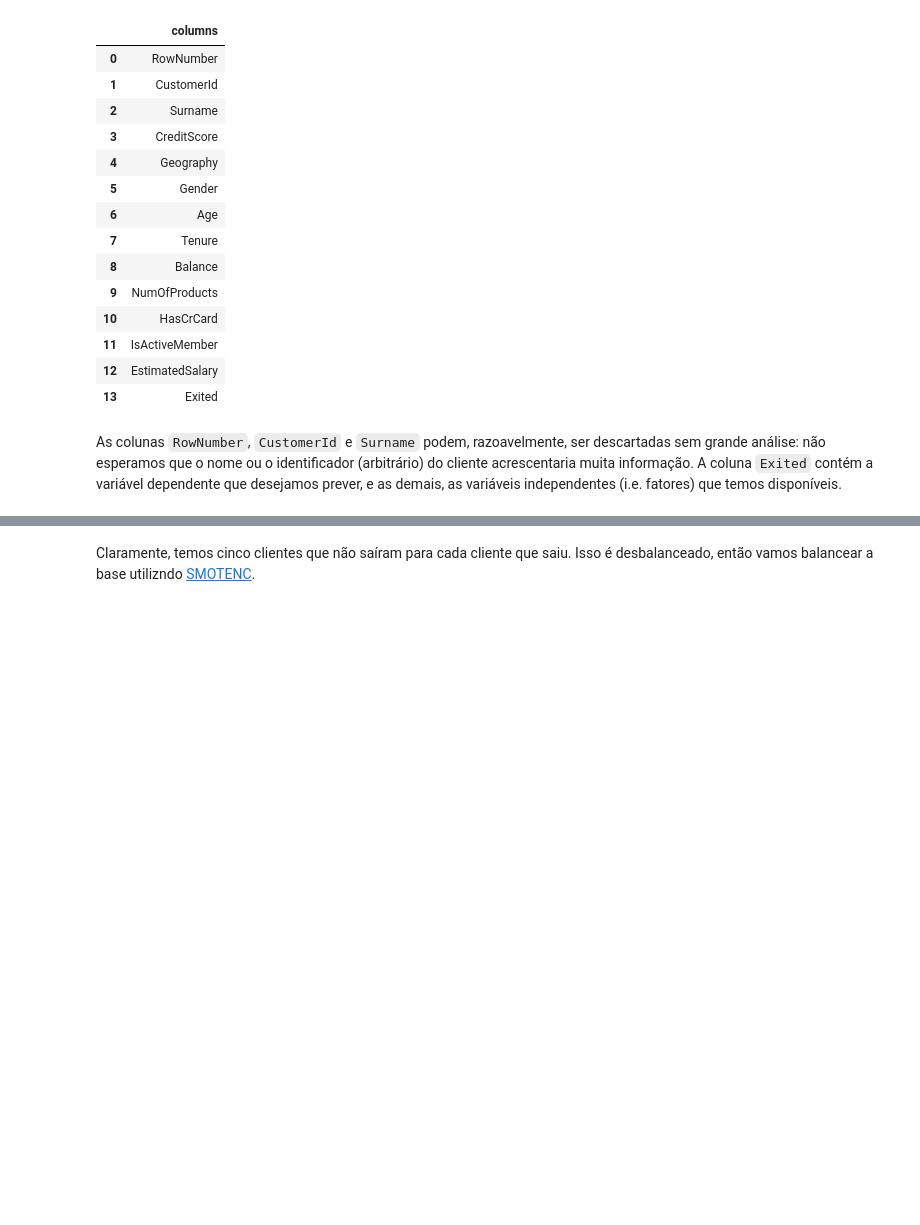
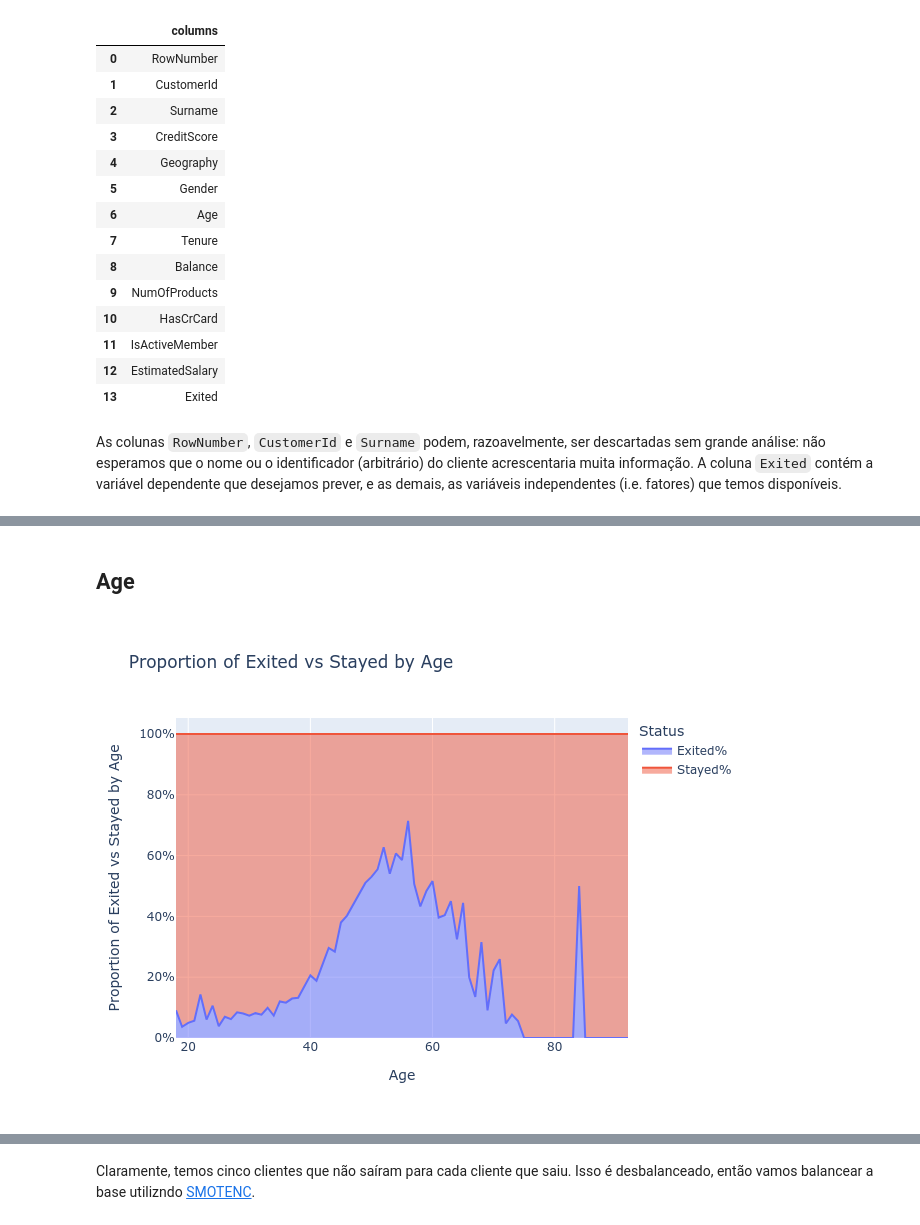
Before and after one commit to brandizzi/AEDI2025, a Jupyter notebook: Tarefa5.ipynb, the cells around one changed output, grey strips where cells are left out. Drawn from its saved outputs; the diff is of its cells as text; code cells hidden in the pictures; blank space fills up the shorter version.

```diff
--- a/Tarefa5.ipynb
+++ b/Tarefa5.ipynb
@@ -43,0 +158,7 @@ categorical_factors = ['Geography', 'Gender']
+# %% [markdown]
+## Age
+# %%
+age_counting = count_exited(X_raw, Y, 'Age')
+_ = plot_counting('Proporção de churn por idade', age_counting, format='area')
+# %% [output]
+[figure, added]
```
Also changed, not shown: parts of 37 cells of this notebook.
